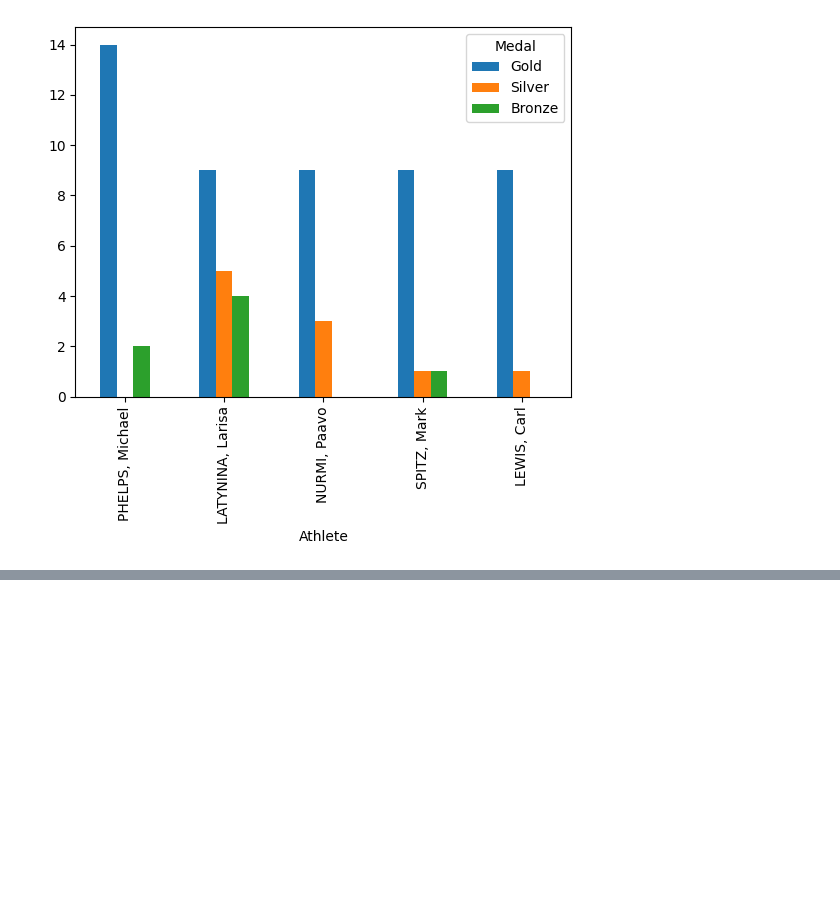
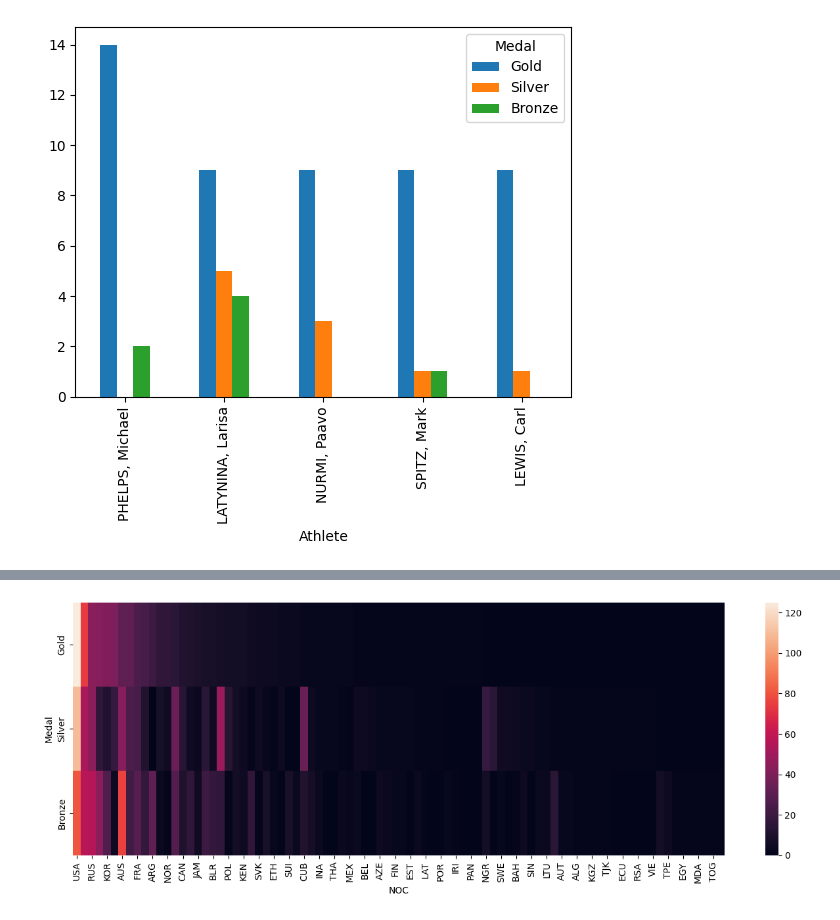
Before and after one commit to dbasdanis/python_practice, a Jupyter notebook: pandas/pandas_doc.ipynb, the cells around one changed output, grey strips where cells are left out. Cells and saved outputs as stored; diff of their text form; code cells hidden in the pictures; blank space fills up the shorter version.

```diff
--- a/pandas/pandas_doc.ipynb
+++ b/pandas/pandas_doc.ipynb
@@ -1161,0 +1199,3 @@ g.sort_values(['Gold','Silver','Bronze'],ascending=False)[['Gold','Silver','Bron
+# %%
+g = g.transpose()
+g
@@ -1161,0 +1209,5 @@ g.sort_values(['Gold','Silver','Bronze'],ascending=False)[['Gold','Silver','Bron
+# %%
+plt.figure(figsize=(16,5))
+sns.heatmap(g);
+# %% [output]
+[figure, added]
```
Also changed, not shown: parts of 7 cells of this notebook.
